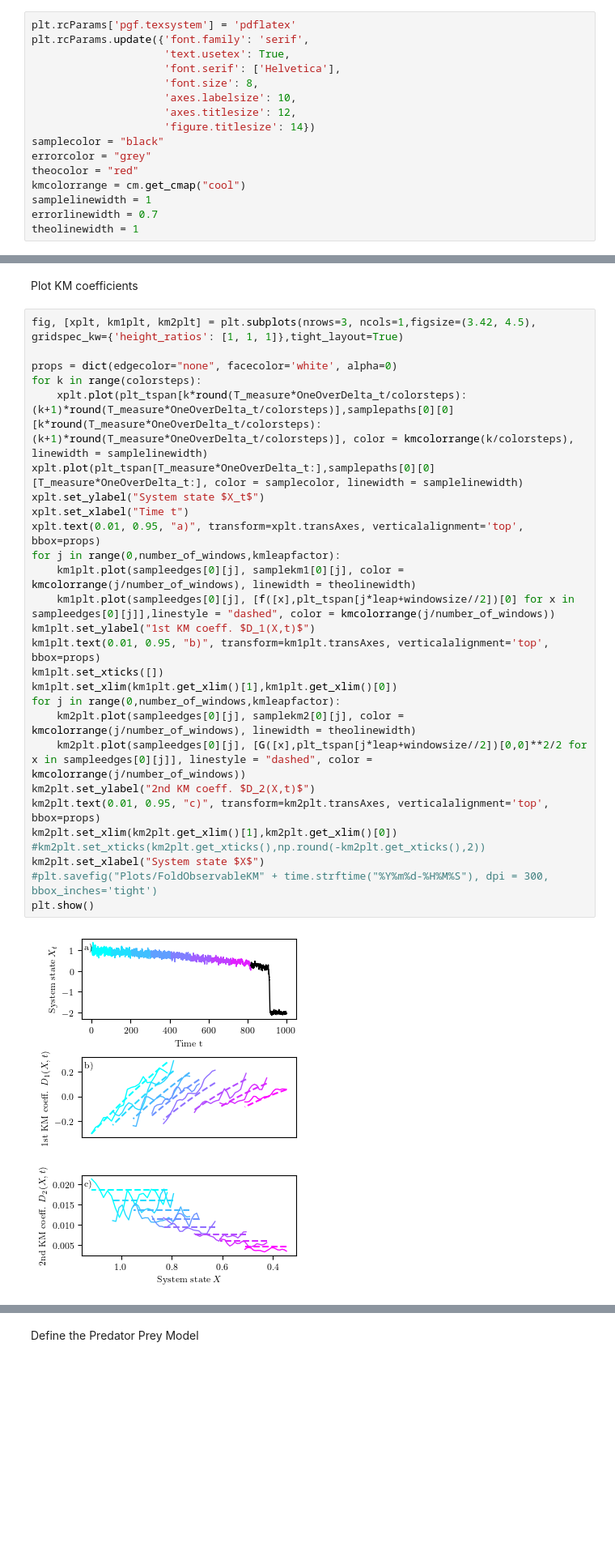
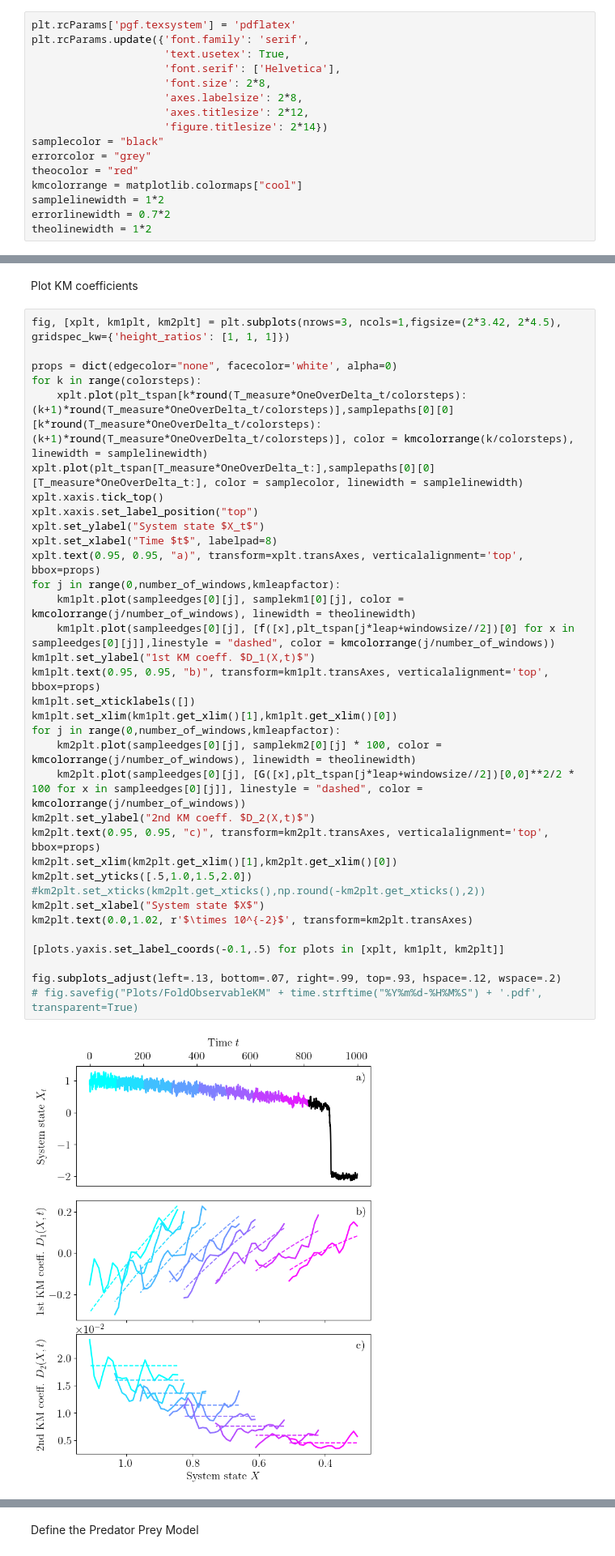
Before and after one commit to andreasmorr/KramersMoyalEWS, a Jupyter notebook: KM_EWS_plots.ipynb, the cells around one changed output, grey strips where cells are left out. Shown: that part at 81% size. Saved outputs shown, nothing was run; the diff lists cells and outputs as text; blank space fills up the shorter version.

```diff
--- a/KM_EWS_plots.ipynb
+++ b/KM_EWS_plots.ipynb
@@ -17,17 +17,17 @@ plt.rcParams['pgf.texsystem'] = 'pdflatex'
 plt.rcParams.update({'font.family': 'serif',
                      'text.usetex': True,
                      'font.serif': ['Helvetica'],
-                     'font.size': 8,
-                     'axes.labelsize': 10,
-                     'axes.titlesize': 12,
-                     'figure.titlesize': 14})
+                     'font.size': 2*8,
+                     'axes.labelsize': 2*8,
+                     'axes.titlesize': 2*12,
+                     'figure.titlesize': 2*14})
 samplecolor = "black"
 errorcolor = "grey"
 theocolor = "red"
-kmcolorrange = cm.get_cmap("cool")
-samplelinewidth = 1
-errorlinewidth = 0.7
-theolinewidth = 1
+kmcolorrange = matplotlib.colormaps["cool"]
+samplelinewidth = 1*2
+errorlinewidth = 0.7*2
+theolinewidth = 1*2
 # %% [markdown]
 Define the parameters and functions of the fold bifurcation
 # %%
@@ -144,32 +144,39 @@ meansamplelambda = np.mean(samplelambdas, axis = 0)
 # %% [markdown]
 Plot KM coefficients
 # %%
-fig, [xplt, km1plt, km2plt] = plt.subplots(nrows=3, ncols=1,figsize=(3.42, 4.5), gridspec_kw={'height_ratios': [1, 1, 1]},tight_layout=True)
+fig, [xplt, km1plt, km2plt] = plt.subplots(nrows=3, ncols=1,figsize=(2*3.42, 2*4.5), gridspec_kw={'height_ratios': [1, 1, 1]})
 
 props = dict(edgecolor="none", facecolor='white', alpha=0)
 for k in range(colorsteps):
     xplt.plot(plt_tspan[k*round(T_measure*OneOverDelta_t/colorsteps):(k+1)*round(T_measure*OneOverDelta_t/colorsteps)],samplepaths[0][0][k*round(T_measure*OneOverDelta_t/colorsteps):(k+1)*round(T_measure*OneOverDelta_t/colorsteps)], color = kmcolorrange(k/colorsteps), linewidth = samplelinewidth)
 xplt.plot(plt_tspan[T_measure*OneOverDelta_t:],samplepaths[0][0][T_measure*OneOverDelta_t:], color = samplecolor, linewidth = samplelinewidth)
+xplt.xaxis.tick_top()
+xplt.xaxis.set_label_position("top")
 xplt.set_ylabel("System state $X_t$")
-xplt.set_xlabel("Time t")
-xplt.text(0.01, 0.95, "a)", transform=xplt.transAxes, verticalalignment='top', bbox=props)
+xplt.set_xlabel("Time $t$", labelpad=8)
+xplt.text(0.95, 0.95, "a)", transform=xplt.transAxes, verticalalignment='top', bbox=props)
 for j in range(0,number_of_windows,kmleapfactor):
     km1plt.plot(sampleedges[0][j], samplekm1[0][j], color = kmcolorrange(j/number_of_windows), linewidth = theolinewidth)
     km1plt.plot(sampleedges[0][j], [f([x],plt_tspan[j*leap+windowsize//2])[0] for x in sampleedges[0][j]],linestyle = "dashed", color = kmcolorrange(j/number_of_windows))
 km1plt.set_ylabel("1st KM coeff. $D_1(X,t)$")
-km1plt.text(0.01, 0.95, "b)", transform=km1plt.transAxes, verticalalignment='top', bbox=props)
-km1plt.set_xticks([])
+km1plt.text(0.95, 0.95, "b)", transform=km1plt.transAxes, verticalalignment='top', bbox=props)
+km1plt.set_xticklabels([])
 km1plt.set_xlim(km1plt.get_xlim()[1],km1plt.get_xlim()[0])
 for j in range(0,number_of_windows,kmleapfactor):
-    km2plt.plot(sampleedges[0][j], samplekm2[0][j], color = kmcolorrange(j/number_of_windows), linewidth = theolinewidth)
-    km2plt.plot(sampleedges[0][j], [G([x],plt_tspan[j*leap+windowsize//2])[0,0]**2/2 for x in sampleedges[0][j]], linestyle = "dashed", color = kmcolorrange(j/number_of_windows))
+    km2plt.plot(sampleedges[0][j], samplekm2[0][j] * 100, color = kmcolorrange(j/number_of_windows), linewidth = theolinewidth)
+    km2plt.plot(sampleedges[0][j], [G([x],plt_tspan[j*leap+windowsize//2])[0,0]**2/2 * 100 for x in sampleedges[0][j]], linestyle = "dashed", color = kmcolorrange(j/number_of_windows))
 km2plt.set_ylabel("2nd KM coeff. $D_2(X,t)$")
-km2plt.text(0.01, 0.95, "c)", transform=km2plt.transAxes, verticalalignment='top', bbox=props)
+km2plt.text(0.95, 0.95, "c)", transform=km2plt.transAxes, verticalalignment='top', bbox=props)
 km2plt.set_xlim(km2plt.get_xlim()[1],km2plt.get_xlim()[0])
+km2plt.set_yticks([.5,1.0,1.5,2.0])
 #km2plt.set_xticks(km2plt.get_xticks(),np.round(-km2plt.get_xticks(),2))
 km2plt.set_xlabel("System state $X$")
-#plt.savefig("Plots/FoldObservableKM" + time.strftime("%Y%m%d-%H%M%S"), dpi = 300, bbox_inches='tight')
-plt.show()
+km2plt.text(0.0,1.02, r'$\times 10^{-2}$', transform=km2plt.transAxes)
+
+[plots.yaxis.set_label_coords(-0.1,.5) for plots in [xplt, km1plt, km2plt]]
+
+fig.subplots_adjust(left=.13, bottom=.07, right=.99, top=.93, hspace=.12, wspace=.2)
+# fig.savefig("Plots/FoldObservableKM" + time.strftime("%Y%m%d-%H%M%S") + '.pdf', transparent=True)
 # %% [output]
-[figure, old version]
+[figure, new version]
 # %%
```
Also changed, not shown: parts of 5 cells of this notebook.
